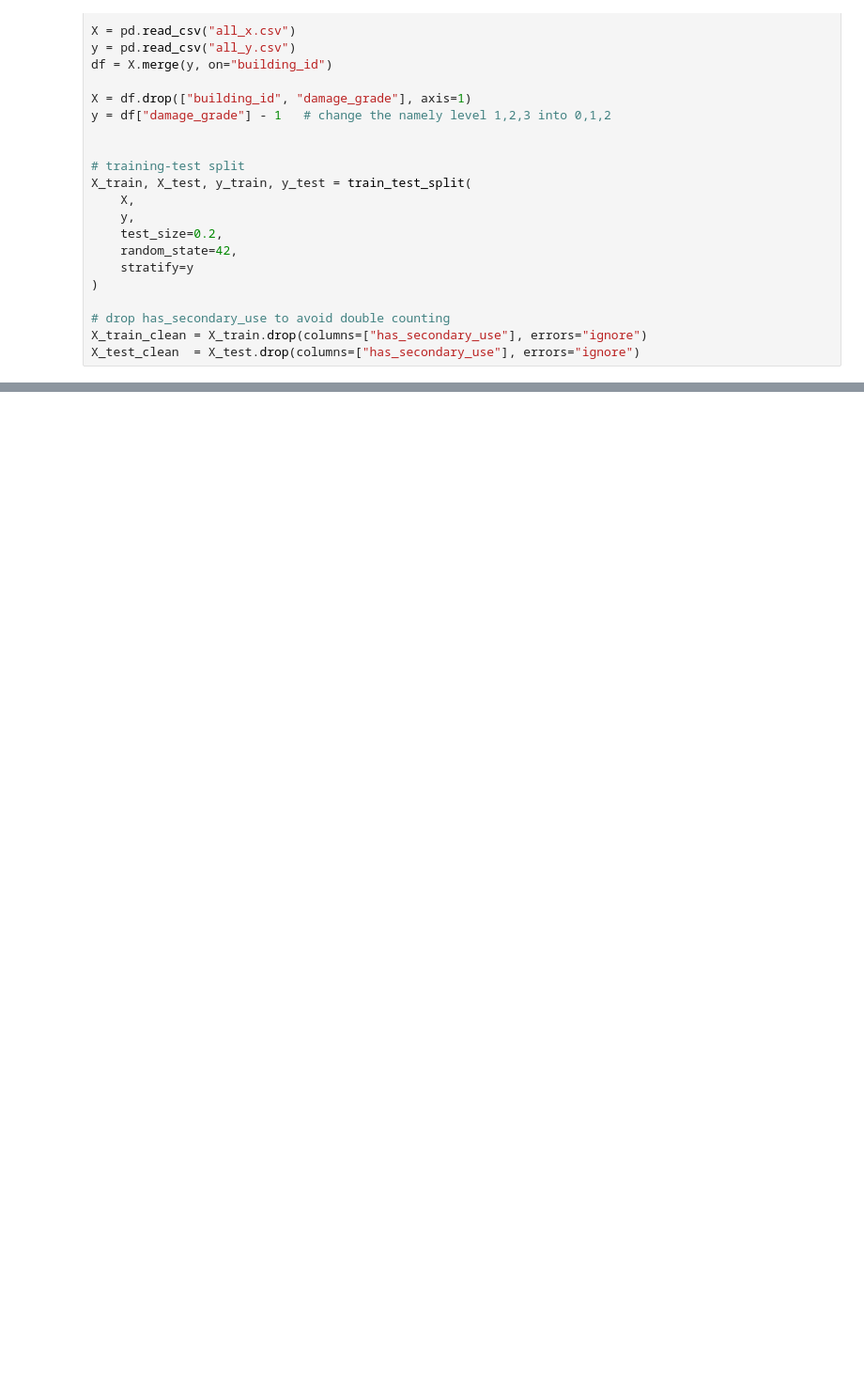
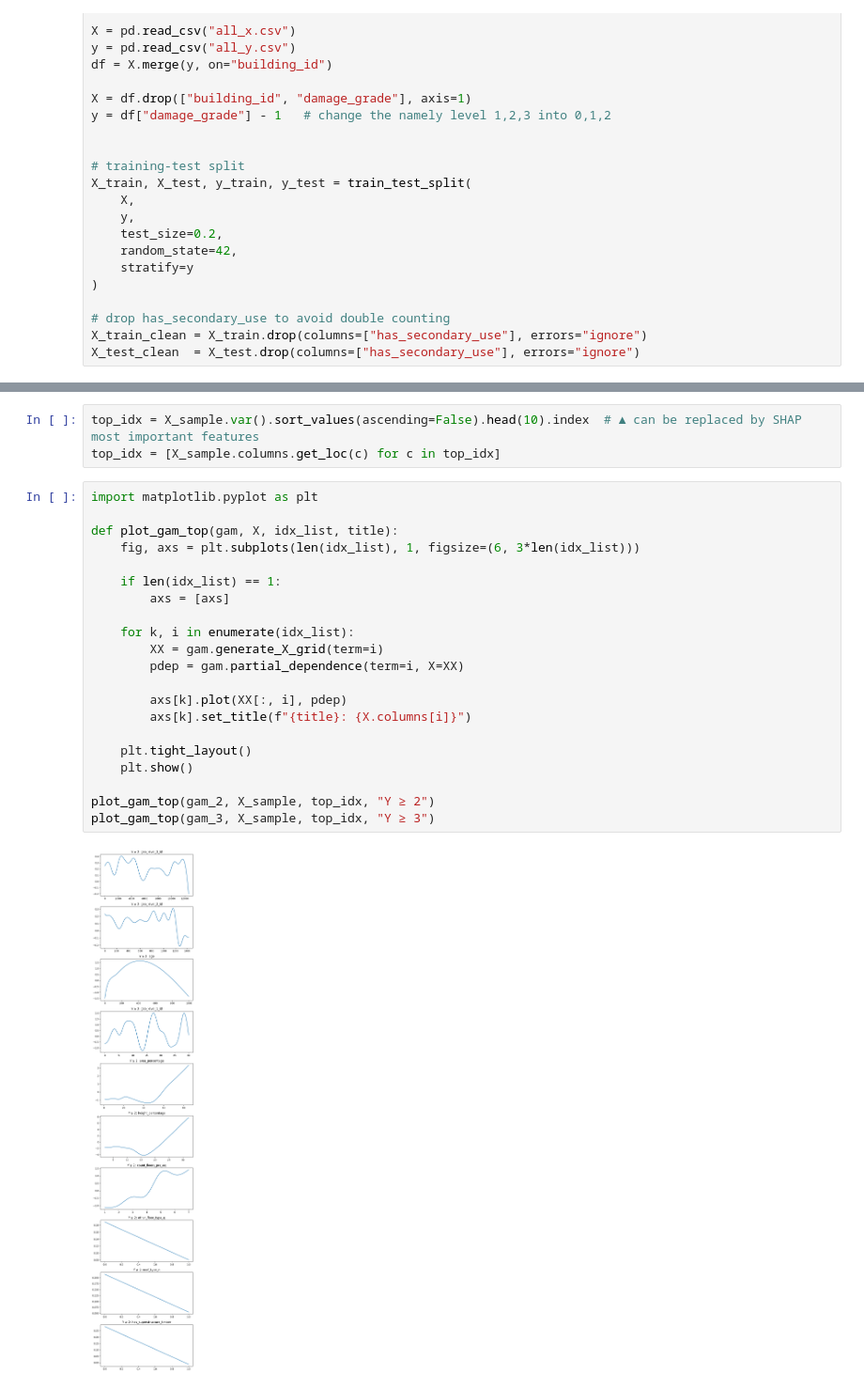
Before and after one commit to edwall201/Nepal-Earthquake-Damage-prediction, a Jupyter notebook: application.ipynb, the cells around one changed output, grey strips where cells are left out. Shown at 94% size. Saved outputs shown, nothing was run; the diff lists cells and outputs as text; blank space fills up the shorter version.

```diff
--- a/application.ipynb
+++ b/application.ipynb
@@ -117,0 +103,26 @@ ValueError: Inconsistent input and output data shapes. found X: (208480, 67) and
+# %%
+top_idx = X_sample.var().sort_values(ascending=False).head(10).index  # ▲ can be replaced by SHAP most important features
+top_idx = [X_sample.columns.get_loc(c) for c in top_idx]
+# %%
+import matplotlib.pyplot as plt
+
+def plot_gam_top(gam, X, idx_list, title):
+    fig, axs = plt.subplots(len(idx_list), 1, figsize=(6, 3*len(idx_list)))
+
+    if len(idx_list) == 1:
+        axs = [axs]
+
+    for k, i in enumerate(idx_list):
+        XX = gam.generate_X_grid(term=i)
+        pdep = gam.partial_dependence(term=i, X=XX)
+
+        axs[k].plot(XX[:, i], pdep)
+        axs[k].set_title(f"{title}: {X.columns[i]}")
+
+    plt.tight_layout()
+    plt.show()
+
+plot_gam_top(gam_2, X_sample, top_idx, "Y ≥ 2")
+plot_gam_top(gam_3, X_sample, top_idx, "Y ≥ 3")
+# %% [output]
+[figure, added]
```
Also changed, not shown: parts of 2 cells of this notebook.
